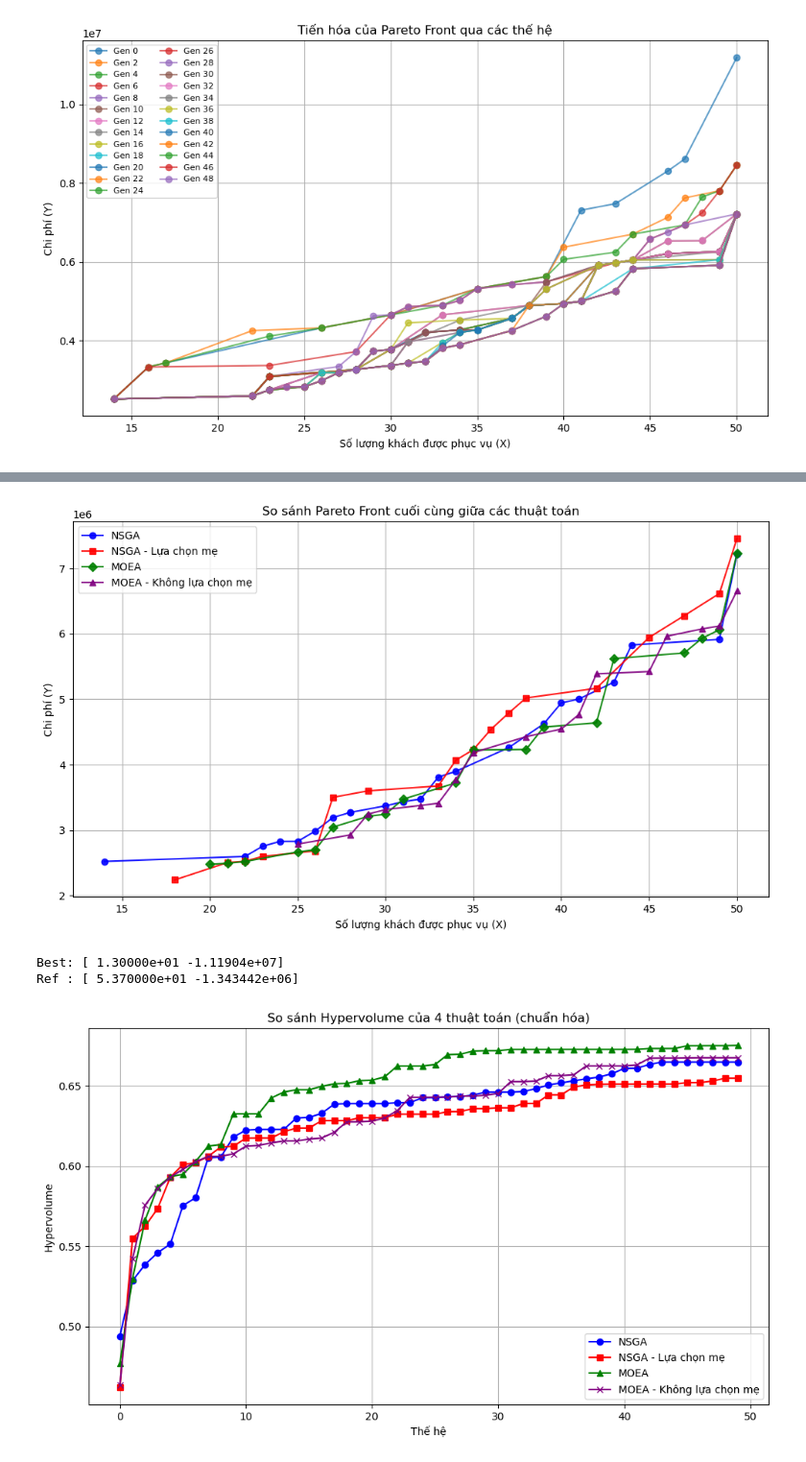
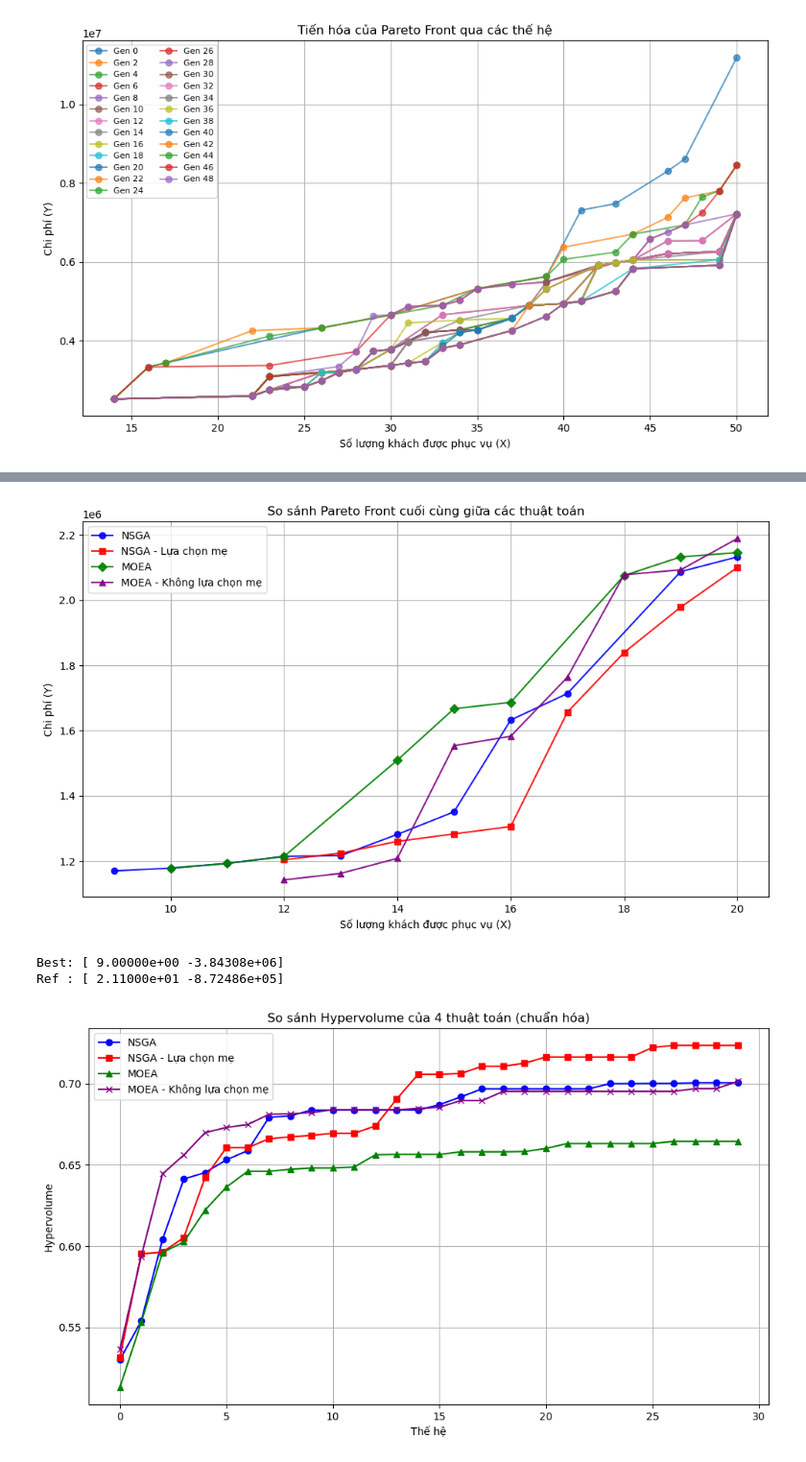
Before and after one commit to tienkhoina/Truck_drone_optimize, a Jupyter notebook: Result compare/Hyper_volume.ipynb, the cells around one changed output, grey strips where cells are left out. Shown: that part at 96% size. Drawn from its saved outputs; the diff is of its cells as text; code cells hidden in the pictures.

```diff
--- a/Result compare/Hyper_volume.ipynb
+++ b/Result compare/Hyper_volume.ipynb
@@ -95,7 +95,7 @@ def plot_generations_with_lines(generations):
     plt.show()
 
 # Chạy
-filename = r"D:\Project GA new\data\Pareto1_Moea.txt"  # Đổi tên file nếu khác
+filename = r"D:\Project GA new\data\Pareto1_Moea_200.txt"  # Đổi tên file nếu khác
 generations = read_pareto_file(filename)
 plot_generations_with_lines(generations)
 # %% [output]
@@ -144,10 +144,10 @@ def plot_last_paretos(data_list, labels, colors, markers):
     plt.show()
 
 # Đường dẫn đến 4 file
-file1 = r"D:\Project GA new\data\Pareto1.txt"
-file2 = r"D:\Project GA new\data\Pareto1_with_ select _parent.txt"
-file3 = r"D:\Project GA new\data\Pareto1_Moea.txt"
-file4 = r"D:\Project GA new\data\Pareto1_Moea_without_select_parent2.txt"
+file1 = r"D:\Project GA new\data\Pareto1_20.txt"
+file2 = r"D:\Project GA new\data\Pareto1_with_ select _parent_20.txt"
+file3 = r"D:\Project GA new\data\Pareto1_Moea_20.txt"
+file4 = r"D:\Project GA new\data\Pareto1_Moea_without_select_parent2_20.txt"
 
 # Đọc dữ liệu
 pareto1 = read_last_pareto(file1)
@@ -163,7 +163,7 @@ markers = ['o', 's', 'D', '^']                 # 4 marker khác: tròn, vuông,
 
 plot_last_paretos(data_list, labels, colors, markers)
 # %% [output]
-[figure, old version]
+[figure, new version]
 # %%
 import matplotlib.pyplot as plt
 from pymoo.indicators.hv import HV
@@ -245,10 +245,10 @@ def plot_hv_comparison(hv_list, labels, colors, markers):
 # ==================== MAIN ====================
 
 # 4 file cần đọc
-file_ga1   = r"D:\Project GA new\data\Pareto1.txt"
-file_moea1 = r"D:\Project GA new\data\Pareto1_Moea.txt"
-file_ga2   = r"D:\Project GA new\data\Pareto1_with_ select _parent.txt"
-file_moea2 = r"D:\Project GA new\data\Pareto1_Moea_without_select_parent2.txt"
+file_ga1   = r"D:\Project GA new\data\Pareto1_20.txt"
+file_moea1 = r"D:\Project GA new\data\Pareto1_Moea_20.txt"
+file_ga2   = r"D:\Project GA new\data\Pareto1_with_ select _parent_20.txt"
+file_moea2 = r"D:\Project GA new\data\Pareto1_Moea_without_select_parent2_20.txt"
 
 # Đọc dữ liệu
 gen_ga1 = read_pareto_file(file_ga1)
@@ -261,33 +261,33 @@ gen_ga1 = convert_max_to_min(gen_ga1)
 gen_moea1 = convert_max_to_min(gen_moea1)
 gen_ga2 = convert_max_to_min(gen_ga2)
 gen_moea2 = convert_max_to_min(gen_moea2)
 
 # Tìm best, ref point dựa trên tất cả
 best_point, ref_point = get_bounds([gen_ga1, gen_moea1, gen_ga2, gen_moea2], alpha=0.1)
 print("Best:", best_point)
 print("Ref :", ref_point)
 
 # Chuẩn hóa
 norm_ga1 = normalize_generations(gen_ga1, best_point, ref_point)
 norm_moea1 = normalize_generations(gen_moea1, best_point, ref_point)
 norm_ga2 = normalize_generations(gen_ga2, best_point, ref_point)
 norm_moea2 = normalize_generations(gen_moea2, best_point, ref_point)
 
 # Tính hypervolume
 hv_ga1 = compute_hypervolumes(norm_ga1)
 hv_moea1 = compute_hypervolumes(norm_moea1)
 hv_ga2 = compute_hypervolumes(norm_ga2)
 hv_moea2 = compute_hypervolumes(norm_moea2)
 
 # Vẽ biểu đồ
 # Vẽ biểu đồ
 hv_list = [hv_ga1, hv_ga2, hv_moea1, hv_moea2]
 labels  = ["NSGA", "NSGA - Lựa chọn mẹ", "MOEA", "MOEA - Không lựa chọn mẹ"]
 colors  = ["blue", "red", "green", "purple"]
 markers = ["o", "s", "^", "x"]
 
 plot_hv_comparison(hv_list, labels, colors, markers)
 # %% [output]
-Best: [ 1.30000e+01 -1.11904e+07]
-Ref : [ 5.370000e+01 -1.343442e+06]
+Best: [ 9.00000e+00 -3.84308e+06]
+Ref : [ 2.11000e+01 -8.72486e+05]
-[figure, old version]
+[figure, new version]
```
Also changed, not shown: parts of 3 cells of this notebook, 32 other files.
